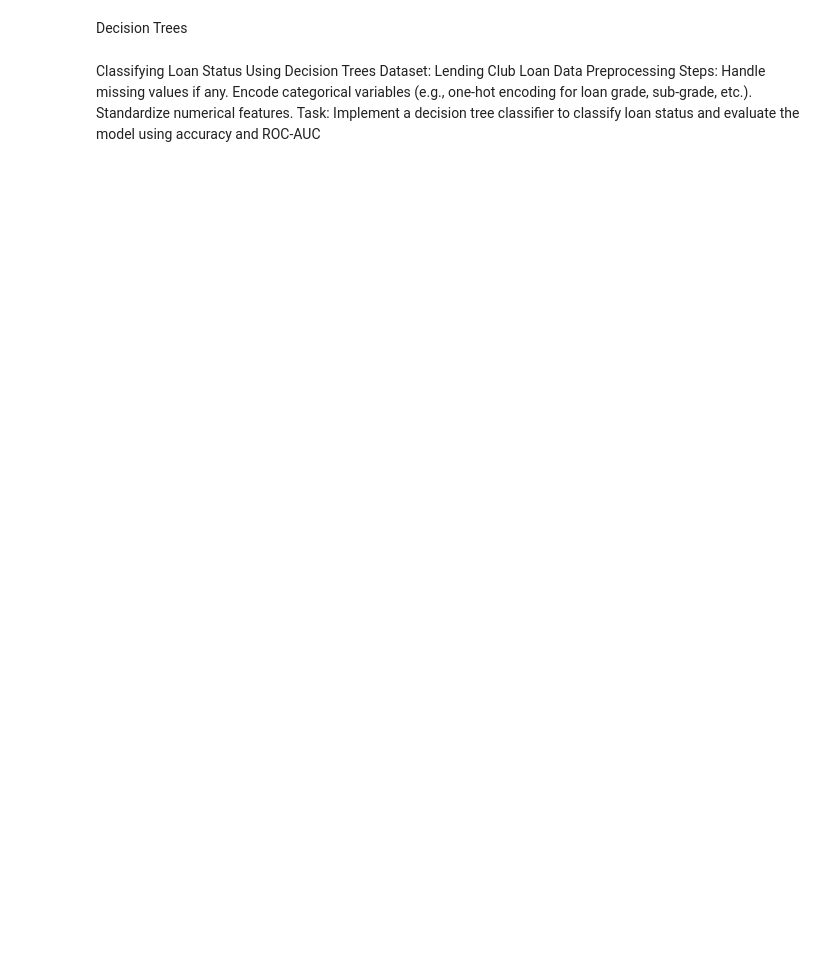
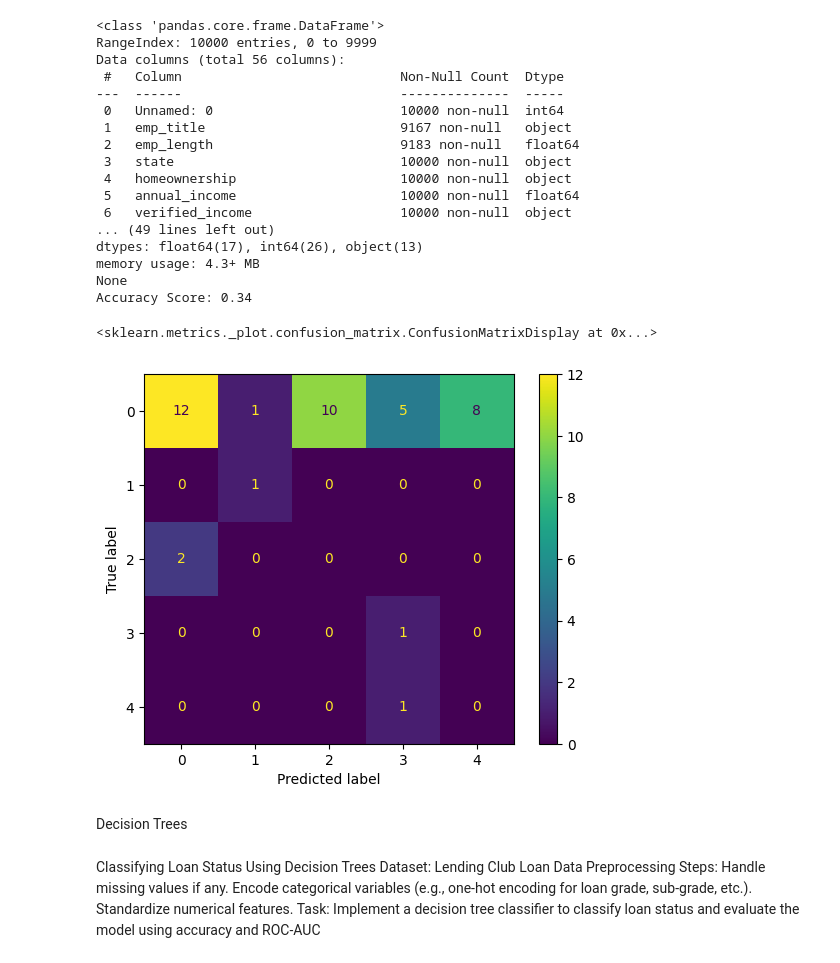
Before and after one commit to Humna-Khan/100DaysOfBytewise, a Jupyter notebook: task13.ipynb, the cells around one changed output. Drawn from its saved outputs; the diff is of its cells as text; code cells hidden in the pictures; blank space fills up the shorter version.

```diff
--- a/task13.ipynb
+++ b/task13.ipynb
@@ -1,3 +84,59 @@
+# %%
+import pandas as pd
+from sklearn.model_selection import train_test_split
+from sklearn.preprocessing import StandardScaler, OneHotEncoder
+from sklearn.linear_model import LogisticRegression
+from sklearn.metrics import accuracy_score, confusion_matrix, ConfusionMatrixDisplay
+
+data = pd.read_csv('loans_full_schema.csv')
+print(data.info())
+data = data.dropna()
+
+data['homeownership'].fillna(data['homeownership'].mode()[0], inplace=True)
+data['annual_income'].fillna(data['annual_income'].median(), inplace=True)
+data['annual_income_joint'].fillna(data['annual_income_joint'].median(), inplace=True)
+
+features = data.drop(columns=['loan_status'])
+target = data['loan_status']
+
+categorical_features = features.select_dtypes(include=['object']).columns
+features = pd.get_dummies(features, columns=categorical_features)
+
+scaler = StandardScaler()
+scaled_features = scaler.fit_transform(features)
+
+X_train, X_test, y_train, y_test = train_test_split(scaled_features, target, test_size=0.2, random_state=42)
+
+model = LogisticRegression(solver='liblinear')
+model.fit(X_train, y_train)
+
+y_pred = model.predict(X_test)
+
+accuracyScore = accuracy_score(y_test, y_pred)
+print(f"Accuracy Score: {accuracyScore:.2f}")
+
+confusionMatrix = confusion_matrix(y_test, y_pred)
+ConfusionMatrixDisplay(confusion_matrix=confusionMatrix).plot()
+# %% [output]
+<class 'pandas.core.frame.DataFrame'>
+RangeIndex: 10000 entries, 0 to 9999
+Data columns (total 56 columns):
+ #   Column                            Non-Null Count  Dtype
+---  ------                            --------------  -----
+ 0   Unnamed: 0                        10000 non-null  int64
+ 1   emp_title                         9167 non-null   object
+ 2   emp_length                        9183 non-null   float64
+ 3   state                             10000 non-null  object
+ 4   homeownership                     10000 non-null  object
+ 5   annual_income                     10000 non-null  float64
+ 6   verified_income                   10000 non-null  object
+... (49 lines left out)
+dtypes: float64(17), int64(26), object(13)
+memory usage: 4.3+ MB
+None
+Accuracy Score: 0.34
+<sklearn.metrics._plot.confusion_matrix.ConfusionMatrixDisplay at 0x...>
+[figure, added]
 # %% [markdown]
 Decision Trees
 # %% [markdown]
```
Also changed, not shown: parts of 9 cells of this notebook.
